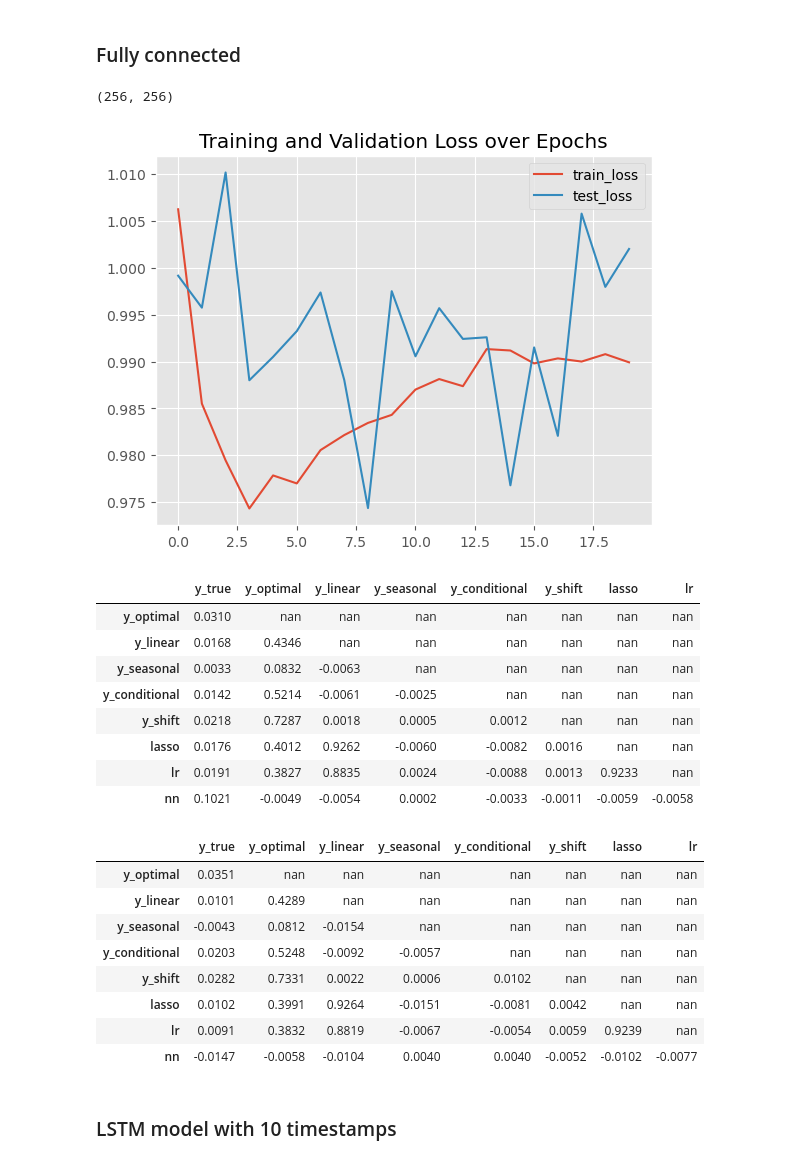
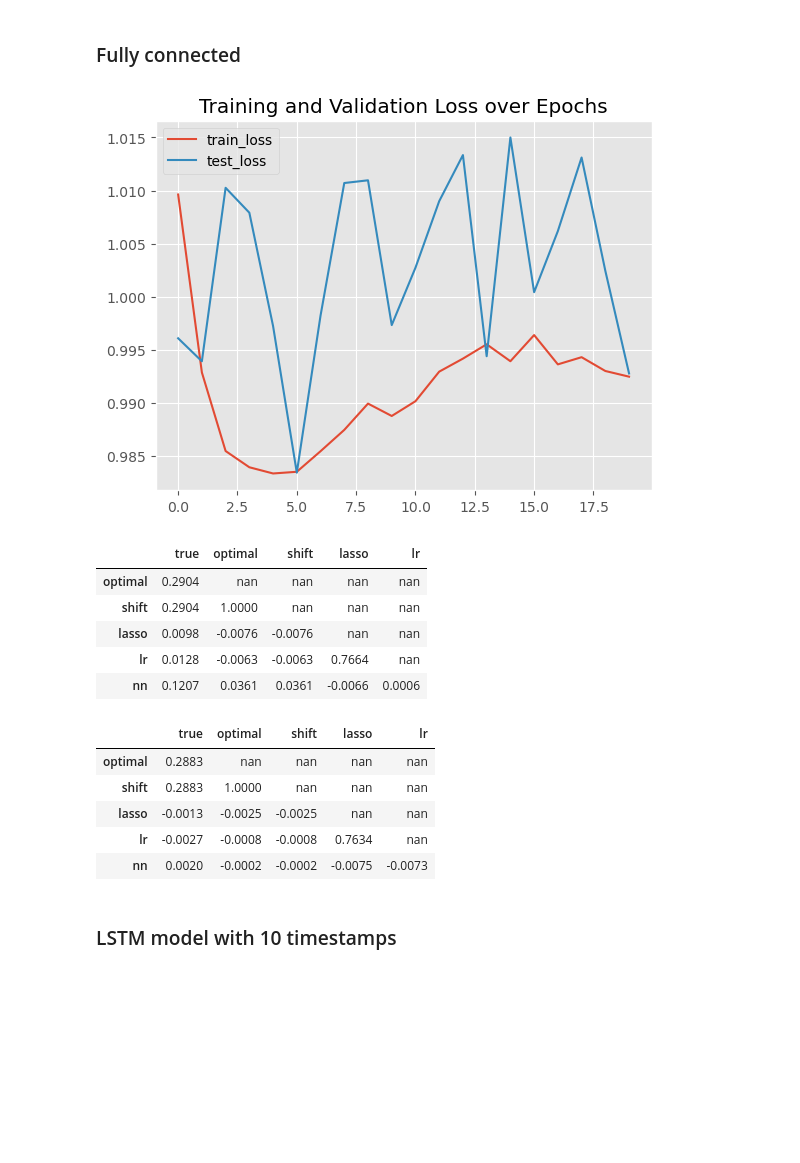
Before and after one commit to cyrilgarcia009/TSNN, a Jupyter notebook: notebooks/generators.ipynb, the cells around one changed output. Cells and saved outputs as stored; diff of their text form; code cells hidden in the pictures; blank space fills up the shorter version.

```diff
--- a/notebooks/generators.ipynb
+++ b/notebooks/generators.ipynb
@@ -299,7 +266,3 @@ train, test = utils.np_to_torch(X, y)
-# %%
-train.batch_size, test.batch_size
-# %% [output]
-(256, 256)
 # %%
 from torch import nn
 device = 'mps'
@@ -336,35 +299,29 @@ optimizer = torch.optim.Adam(m.parameters(), lr=1e-3, weight_decay=1e-2)
 
 full_nn = torch_benchmarks.TorchWrapper(m, optimizer=optimizer)
 # %%
-full_nn.fit(train, test, epochs=20)
+full_nn.fit(z.train, z.test, epochs=20)
 # %% [output]
-[figure, old version]
+[figure, new version]
 # %%
 comp = benchmark_comparison.Comparator(models=[lasso, lr, full_nn], model_names=['lasso', 'lr', 'nn'])
 # %%
-comp.correl(train, z)
+comp.correl(z, mode='train')
 # %% [output]
-|  | y_true | y_optimal | y_linear | y_seasonal | y_conditional | y_shift | lasso | lr |
-| y_optimal | 0.0310 | nan | nan | nan | nan | nan | nan | nan |
-| y_linear | 0.0168 | 0.4346 | nan | nan | nan | nan | nan | nan |
-| y_seasonal | 0.0033 | 0.0832 | -0.0063 | nan | nan | nan | nan | nan |
-| y_conditional | 0.0142 | 0.5214 | -0.0061 | -0.0025 | nan | nan | nan | nan |
-| y_shift | 0.0218 | 0.7287 | 0.0018 | 0.0005 | 0.0012 | nan | nan | nan |
-| lasso | 0.0176 | 0.4012 | 0.9262 | -0.0060 | -0.0082 | 0.0016 | nan | nan |
-| lr | 0.0191 | 0.3827 | 0.8835 | 0.0024 | -0.0088 | 0.0013 | 0.9233 | nan |
-| nn | 0.1021 | -0.0049 | -0.0054 | 0.0002 | -0.0033 | -0.0011 | -0.0059 | -0.0058 |
+|  | true | optimal | shift | lasso | lr |
+| optimal | 0.2904 | nan | nan | nan | nan |
+| shift | 0.2904 | 1.0000 | nan | nan | nan |
+| lasso | 0.0098 | -0.0076 | -0.0076 | nan | nan |
+| lr | 0.0128 | -0.0063 | -0.0063 | 0.7664 | nan |
+| nn | 0.1207 | 0.0361 | 0.0361 | -0.0066 | 0.0006 |
 # %%
-comp.correl(test, z)
+comp.correl(z, mode='test')
 # %% [output]
-|  | y_true | y_optimal | y_linear | y_seasonal | y_conditional | y_shift | lasso | lr |
-| y_optimal | 0.0351 | nan | nan | nan | nan | nan | nan | nan |
-| y_linear | 0.0101 | 0.4289 | nan | nan | nan | nan | nan | nan |
-| y_seasonal | -0.0043 | 0.0812 | -0.0154 | nan | nan | nan | nan | nan |
-| y_conditional | 0.0203 | 0.5248 | -0.0092 | -0.0057 | nan | nan | nan | nan |
-| y_shift | 0.0282 | 0.7331 | 0.0022 | 0.0006 | 0.0102 | nan | nan | nan |
-| lasso | 0.0102 | 0.3991 | 0.9264 | -0.0151 | -0.0081 | 0.0042 | nan | nan |
-| lr | 0.0091 | 0.3832 | 0.8819 | -0.0067 | -0.0054 | 0.0059 | 0.9239 | nan |
-| nn | -0.0147 | -0.0058 | -0.0104 | 0.0040 | 0.0040 | -0.0052 | -0.0102 | -0.0077 |
+|  | true | optimal | shift | lasso | lr |
+| optimal | 0.2883 | nan | nan | nan | nan |
+| shift | 0.2883 | 1.0000 | nan | nan | nan |
+| lasso | -0.0013 | -0.0025 | -0.0025 | nan | nan |
+| lr | -0.0027 | -0.0008 | -0.0008 | 0.7634 | nan |
+| nn | 0.0020 | -0.0002 | -0.0002 | -0.0075 | -0.0073 |
 # %% [markdown]
 ### LSTM model with 10 timestamps
 # %%
```
Also changed, not shown: parts of 38 cells of this notebook, 3 other files.
